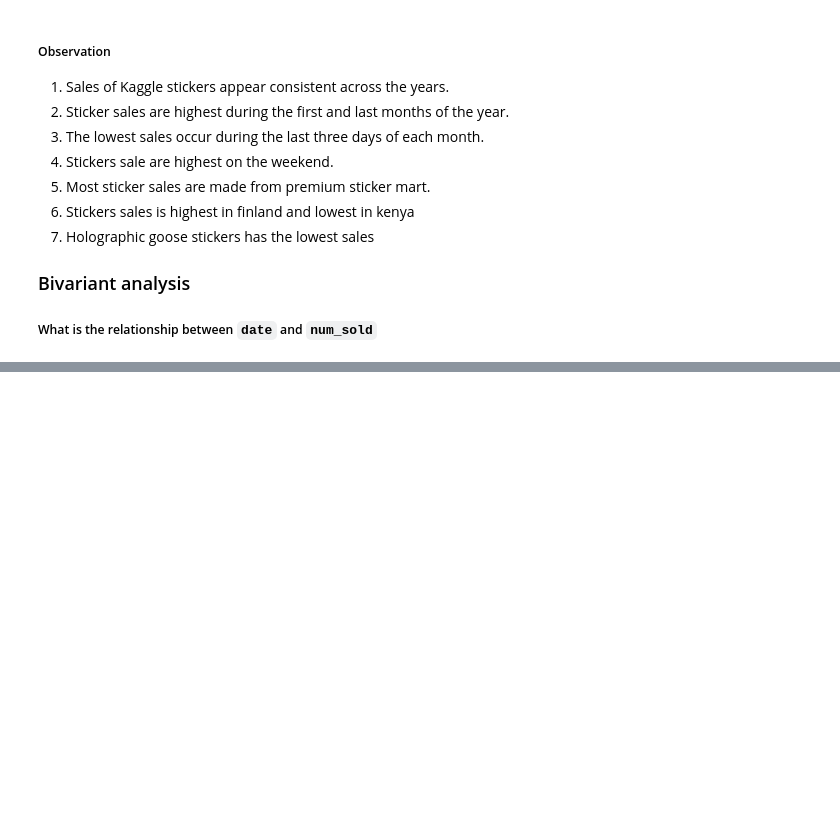
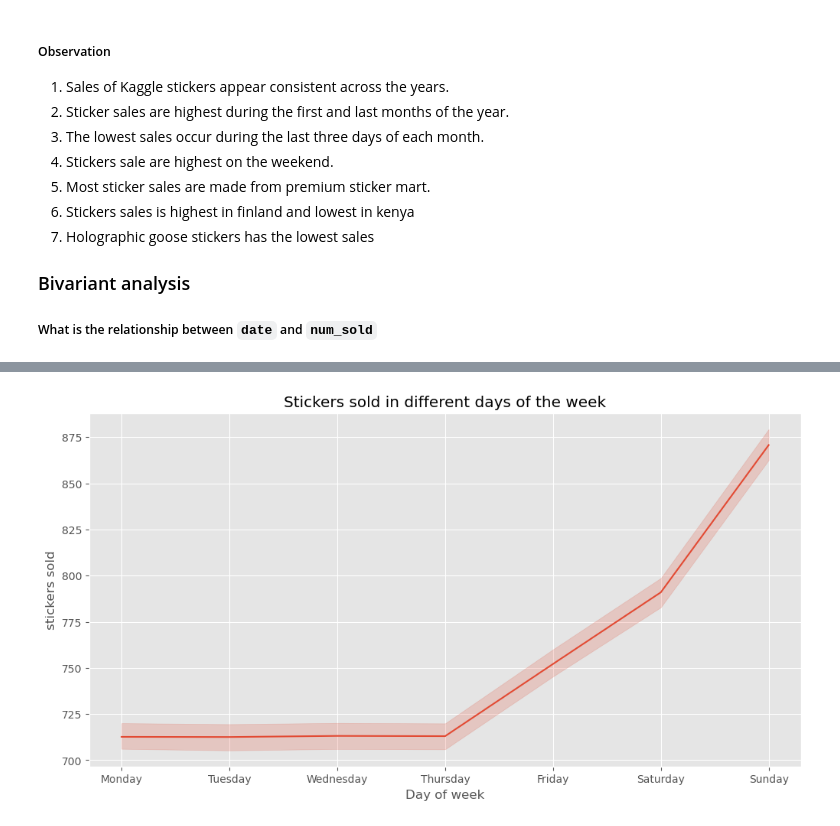
Before and after one commit to janejeshen/Forecasting-sticker-sales, a Jupyter notebook: forecasting-sticker-sales.ipynb, the cells around one changed output, grey strips where cells are left out. Saved outputs shown, nothing was run; the diff lists cells and outputs as text; code cells hidden in the pictures; blank space fills up the shorter version.

```diff
--- a/forecasting-sticker-sales.ipynb
+++ b/forecasting-sticker-sales.ipynb
@@ -369,0 +397,18 @@ sns.lineplot(data=train, x=train.date.dt.year, y=train["num_sold"])
+# %%
+# Setting the size of the plot
+plt.figure(figsize=(12,6))
+
+# Plotting a line plot to show number of stickers sold on different days of the week
+sns.lineplot(data=train, x=train.date.dt.dayofweek, y=train["num_sold"])
+
+# Mapping numbers to days of the week
+days_of_week = ["Monday", "Tuesday", "Wednesday", "Thursday", "Friday", "Saturday", "Sunday"]
+plt.xticks(ticks=range(7), labels=days_of_week)
+
+# Labelling the graph
+plt.xlabel("Day of week")
+plt.ylabel("stickers sold")
+plt.title("Stickers sold in different days of the week")
+plt.show()
+# %% [output]
+[figure, added]
```
Also changed, not shown: parts of 8 cells of this notebook.
